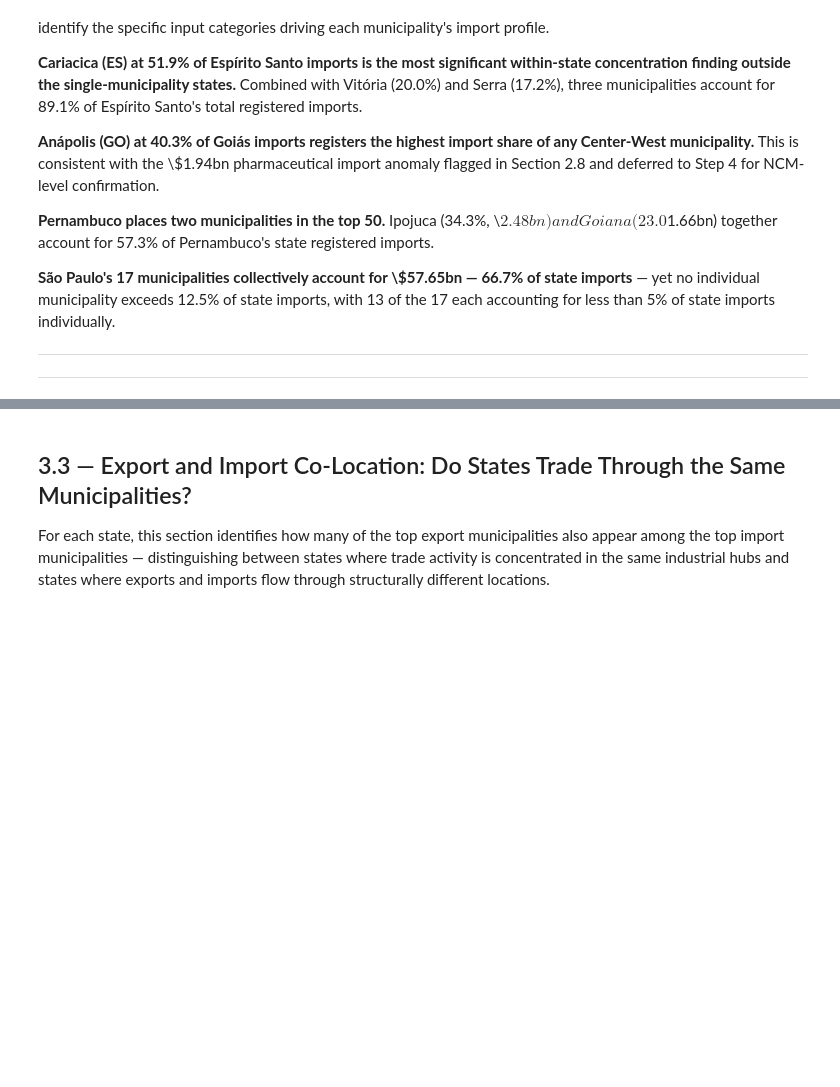
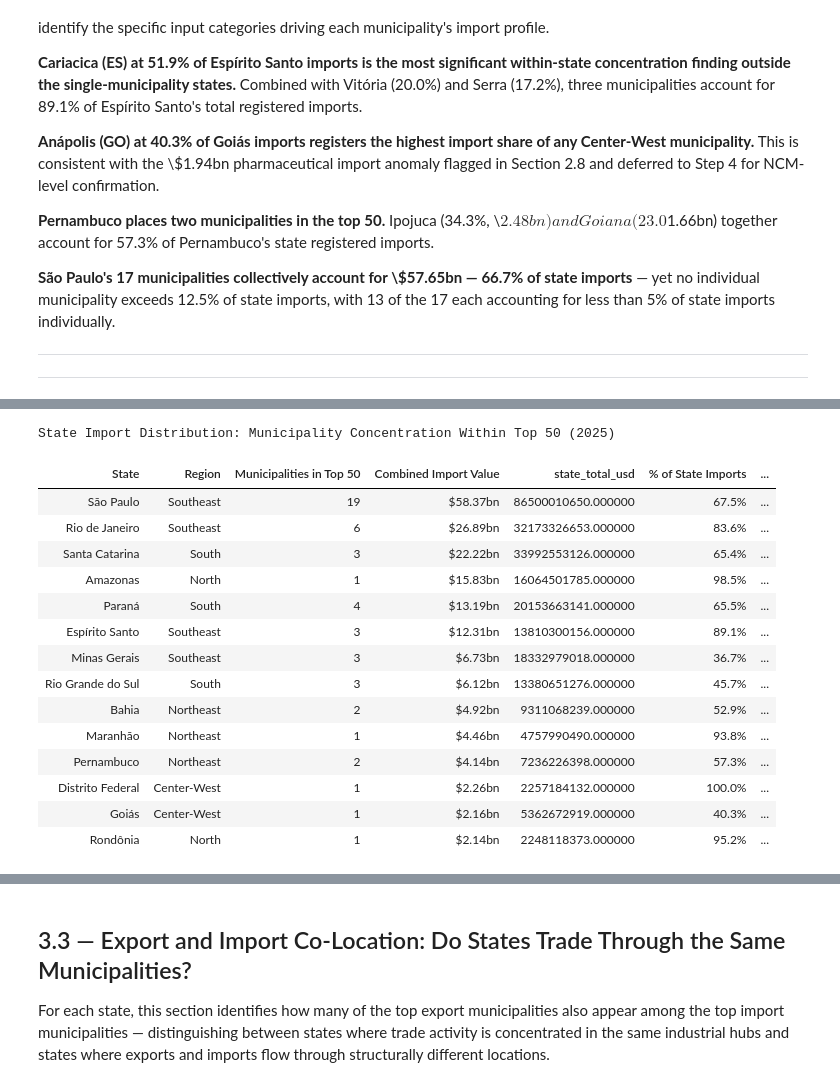
Before and after one commit to Eduardo-kohn/brazil-state-trade-analysis, a Jupyter notebook: SRC/Analysis/Step3_municipality-level_hotspots.ipynb, the cells around one changed output, grey strips where cells are left out. Saved outputs shown, nothing was run; the diff lists cells and outputs as text; code cells hidden in the pictures; blank space fills up the shorter version.

```diff
--- a/SRC/Analysis/Step3_municipality-level_hotspots.ipynb
+++ b/SRC/Analysis/Step3_municipality-level_hotspots.ipynb
@@ -595,0 +600,67 @@ The top 50 importing municipalities account for \\$183.0bn — 65.3% of national
+# %%
+## ── State import distribution: municipality concentration within top 50 ───────
+national_imp_total   = df_mun_imp['imports_usd'].sum()
+state_imp_totals_map = df_mun_imp.groupby('state')['imports_usd'].sum()
+
+## Build state-level summary from top 50
+df_state_imp_dist = (
+    df_mun_imp.head(50)
+    .groupby(['state', 'region'])
+    .agg(
+        mun_count       = ('municipality', 'count'),
+        top50_imp_usd   = ('imports_usd', 'sum'),
+    )
+    .reset_index()
+)
+
+df_state_imp_dist['state_total_usd'] = df_state_imp_dist['state'].map(state_imp_totals_map)
+df_state_imp_dist['pct_of_state']    = (df_state_imp_dist['top50_imp_usd'] / df_state_imp_dist['state_total_usd'] * 100).round(1)
+df_state_imp_dist['pct_of_national'] = (df_state_imp_dist['top50_imp_usd'] / national_imp_total * 100).round(1)
+df_state_imp_dist['avg_per_mun_bn']  = (df_state_imp_dist['top50_imp_usd'] / df_state_imp_dist['mun_count'] / 1e9).round(2)
+
+## Sort by total import value of municipalities in top 50
+df_state_imp_dist = df_state_imp_dist.sort_values('top50_imp_usd', ascending=False).reset_index(drop=True)
+
+## Format for display
+df_state_imp_dist_display = df_state_imp_dist.copy().rename(columns={
+    'state'           : 'State',
+    'region'          : 'Region',
+    'mun_count'       : 'Municipalities in Top 50',
+    'top50_imp_usd'   : 'Combined Import Value',
+    'pct_of_state'    : '% of State Imports',
+    'pct_of_national' : '% of National Imports',
+    'avg_per_mun_bn'  : 'Avg per Municipality (USD bn)',
+})
+df_state_imp_dist_display['Combined Import Value']           = df_state_imp_dist_display['Combined Import Value'].apply(lambda x: f'${x/1e9:.2f}bn')
+df_state_imp_dist_display['% of State Imports']              = df_state_imp_dist_display['% of State Imports'].apply(lambda x: f'{x:.1f}%')
+df_state_imp_dist_display['% of National Imports']           = df_state_imp_dist_display['% of National Imports'].apply(lambda x: f'{x:.1f}%')
+df_state_imp_dist_display['Avg per Municipality (USD bn)']   = df_state_imp_dist_display['Avg per Municipality (USD bn)'].apply(lambda x: f'${x:.2f}bn')
+
+display(
+    df_state_imp_dist_display.style
+    .set_caption(f'State Import Distribution: Municipality Concentration Within Top 50 ({MAX_YEAR})')
+    .set_properties(**{'text-align': 'left'})
+    .set_table_styles([
+        {'selector': 'th', 'props': [('background-color', '#2c3e50'),
+                                      ('color', 'white'), ('font-weight', 'bold')]},
+        {'selector': 'tr:nth-child(even)', 'props': [('background-color', '#f2f2f2')]},
+    ])
+    .hide_index()
+)
+# %% [output]
+State Import Distribution: Municipality Concentration Within Top 50 (2025)
+| State | Region | Municipalities in Top 50 | Combined Import Value | state_total_usd | % of State Imports | ... |
+| São Paulo | Southeast | 19 | $58.37bn | 86500010650.000000 | 67.5% | ... |
+| Rio de Janeiro | Southeast | 6 | $26.89bn | 32173326653.000000 | 83.6% | ... |
+| Santa Catarina | South | 3 | $22.22bn | 33992553126.000000 | 65.4% | ... |
+| Amazonas | North | 1 | $15.83bn | 16064501785.000000 | 98.5% | ... |
+| Paraná | South | 4 | $13.19bn | 20153663141.000000 | 65.5% | ... |
+| Espírito Santo | Southeast | 3 | $12.31bn | 13810300156.000000 | 89.1% | ... |
+| Minas Gerais | Southeast | 3 | $6.73bn | 18332979018.000000 | 36.7% | ... |
+| Rio Grande do Sul | South | 3 | $6.12bn | 13380651276.000000 | 45.7% | ... |
+| Bahia | Northeast | 2 | $4.92bn | 9311068239.000000 | 52.9% | ... |
+| Maranhão | Northeast | 1 | $4.46bn | 4757990490.000000 | 93.8% | ... |
+| Pernambuco | Northeast | 2 | $4.14bn | 7236226398.000000 | 57.3% | ... |
+| Distrito Federal | Center-West | 1 | $2.26bn | 2257184132.000000 | 100.0% | ... |
+| Goiás | Center-West | 1 | $2.16bn | 5362672919.000000 | 40.3% | ... |
+| Rondônia | North | 1 | $2.14bn | 2248118373.000000 | 95.2% | ... |
```
Also changed, not shown: parts of 30 cells of this notebook.
